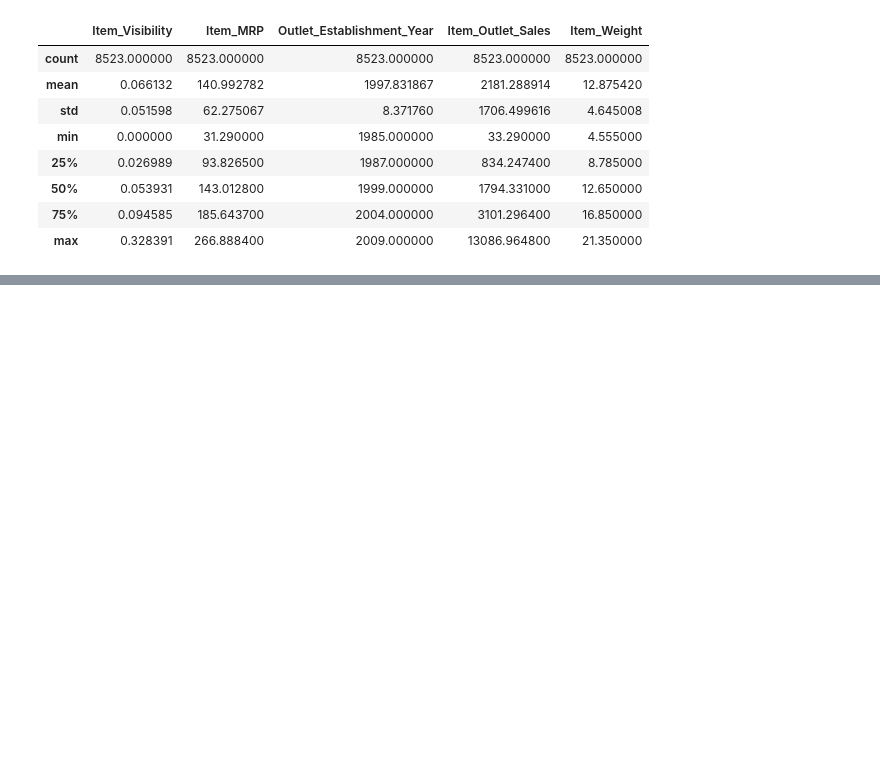
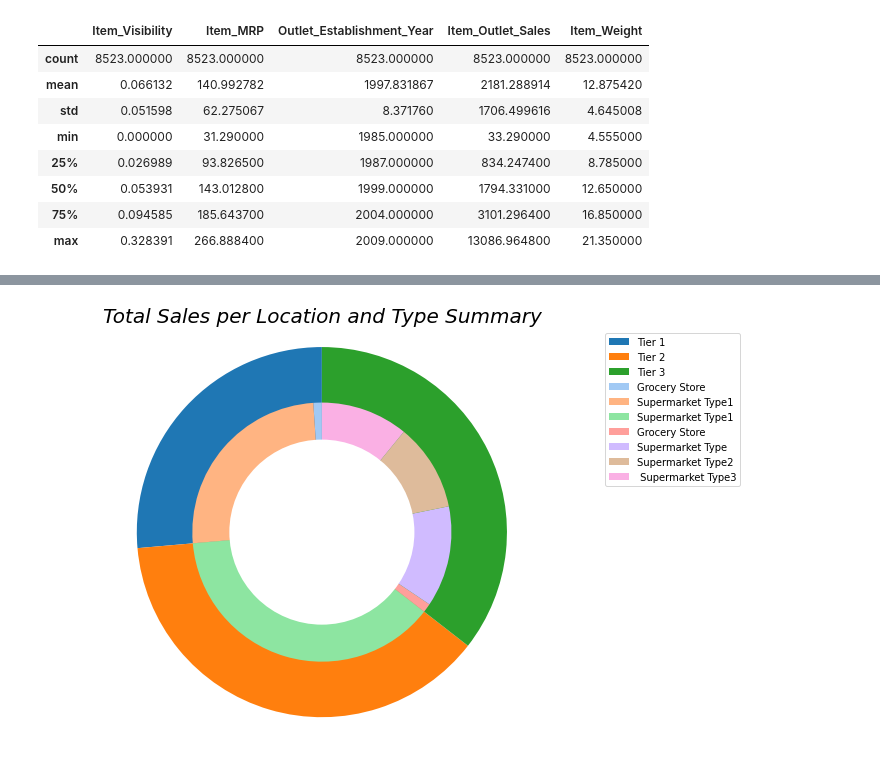
Before and after one commit to ReaganTiburan/Sales-Prediction, a Jupyter notebook: Sales_Predection_Project.ipynb, the cells around one changed output, grey strips where cells are left out. Saved outputs shown, nothing was run; the diff lists cells and outputs as text; code cells hidden in the pictures; blank space fills up the shorter version.

```diff
--- a/Sales_Predection_Project.ipynb
+++ b/Sales_Predection_Project.ipynb
@@ -548,0 +658,41 @@ plt.yticks(rotation = 0, fontsize = 14);
+# %%
+# Figure Size
+plt.rcParams['figure.figsize'] = (8, 6)
+# Colors
+colors = sns.color_palette('tab10');
+colors_outlet_type = sns.color_palette('pastel');
+# labels
+labels = ['Tier 1', 'Tier 2', 'Tier 3'];
+# Plot
+plt.pie(sum_per_tier,
+        labels = tier_labels
+        , labeldistance = None,
+        colors = colors,
+        radius = 1,
+        textprops = {'color': 'k','fontsize': 20},
+        startangle = 90,
+        frame = True);
+plt.pie(sales_loc_type,
+        labels = rename,
+        labeldistance = None,
+        colors = colors_outlet_type,
+        radius= 0.7,
+        startangle = 90)
+# Draw circle
+centre_circle = plt.Circle((0,0),0.5,
+                           color = 'black',
+                           fc = 'white',
+                           linewidth = 0);
+fig = plt.gcf()
+fig.gca().add_artist(centre_circle);
+ # Equal aspect ratio ensures that pie is drawn as a circle
+plt.axis('equal');
+plt.tight_layout();
+# legend location
+plt.legend(bbox_to_anchor = (1, 1));
+# Title
+plt.title('Total Sales per Location and Type Summary',
+          fontsize = 20,
+          fontstyle = 'italic');
+# %% [output]
+[figure, added]
```
Also changed, not shown: parts of 29 cells of this notebook.
